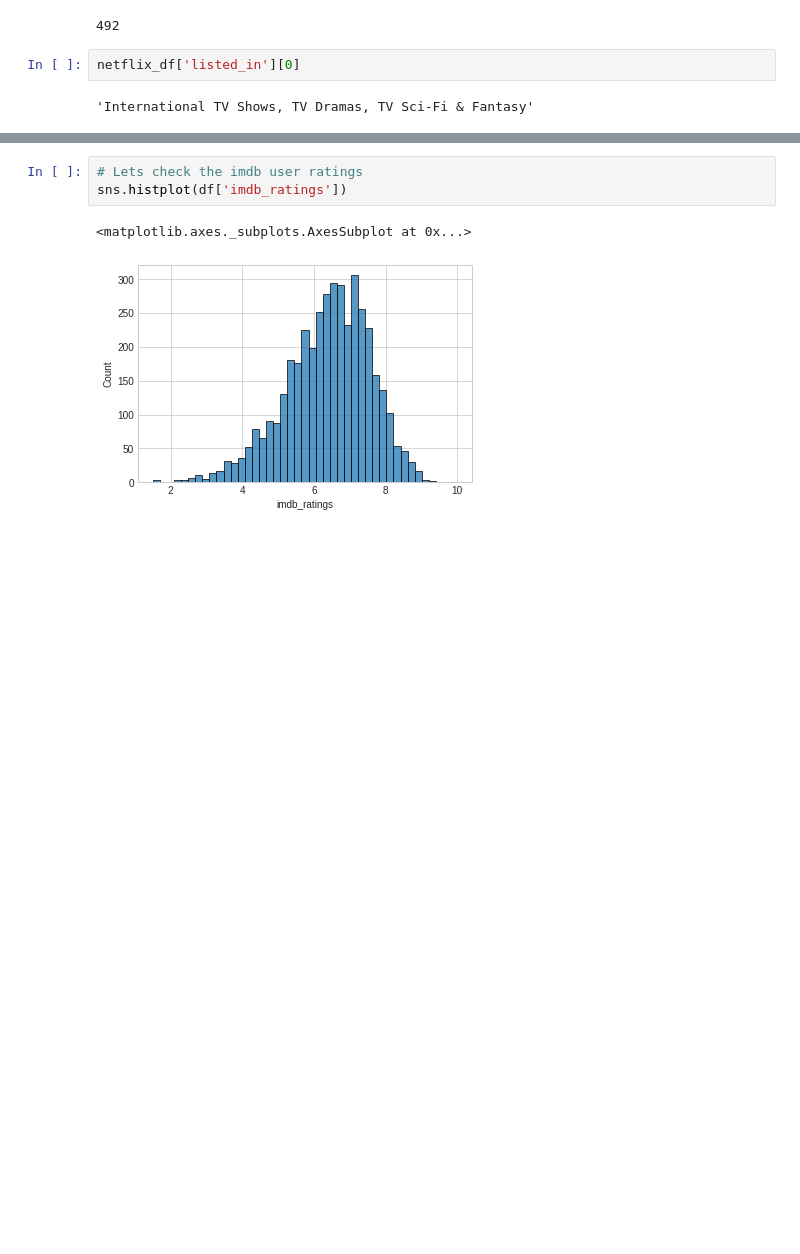
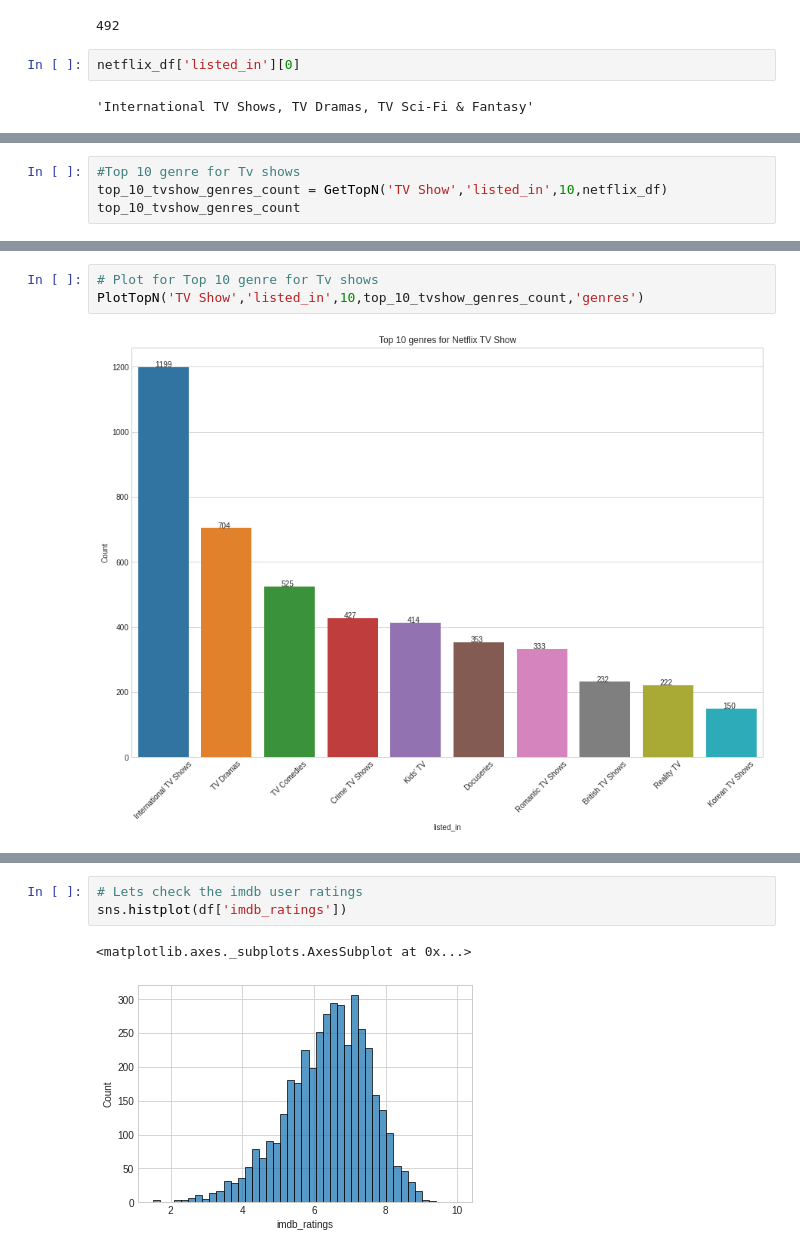
Before and after one commit to palash-21/Netflix-Movies-And-TV-Shows-Clustering, a Jupyter notebook: NETFLIX_MOVIES_AND_TV_SHOWS_CLUSTERING.ipynb, the cells around one changed output, grey strips where cells are left out. Drawn from its saved outputs; the diff is of its cells as text; blank space fills up the shorter version.

```diff
--- a/NETFLIX_MOVIES_AND_TV_SHOWS_CLUSTERING.ipynb
+++ b/NETFLIX_MOVIES_AND_TV_SHOWS_CLUSTERING.ipynb
@@ -412,0 +535,4 @@ count of tv/movie,
+# %%
+#Top 10 genre for Tv shows
+top_10_tvshow_genres_count = GetTopN('TV Show','listed_in',10,netflix_df)
+top_10_tvshow_genres_count
@@ -412,0 +551,5 @@ count of tv/movie,
+# %%
+# Plot for Top 10 genre for Tv shows
+PlotTopN('TV Show','listed_in',10,top_10_tvshow_genres_count,'genres')
+# %% [output]
+[figure, added]
```
Also changed, not shown: parts of 68 cells of this notebook.
